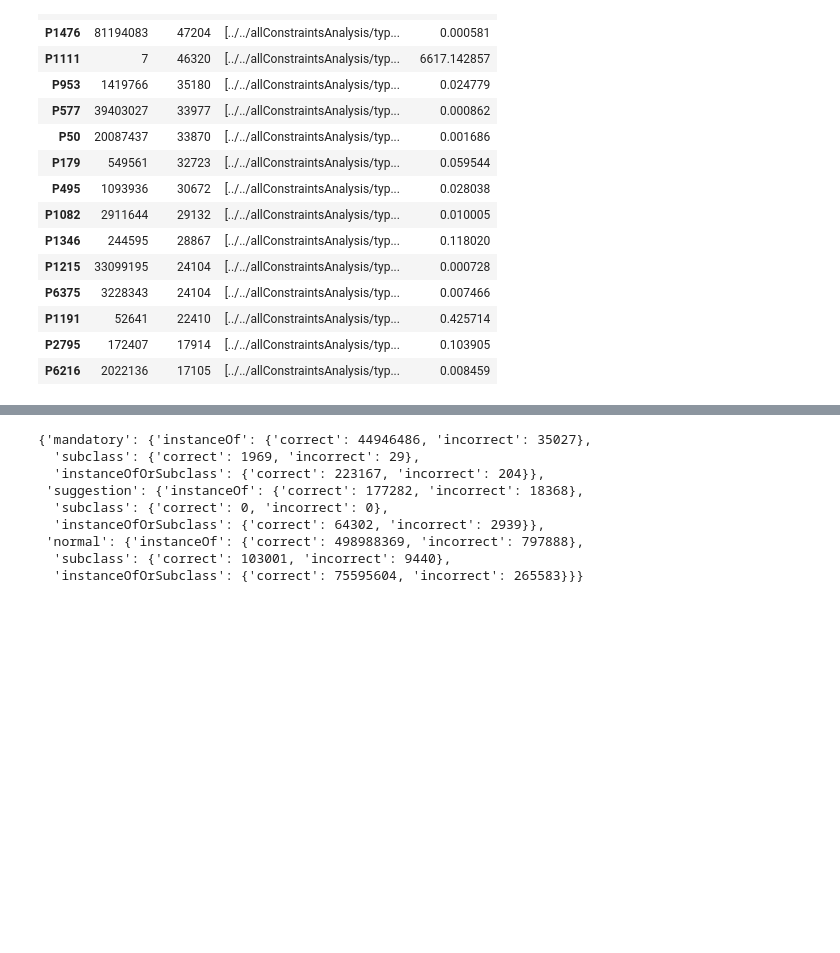
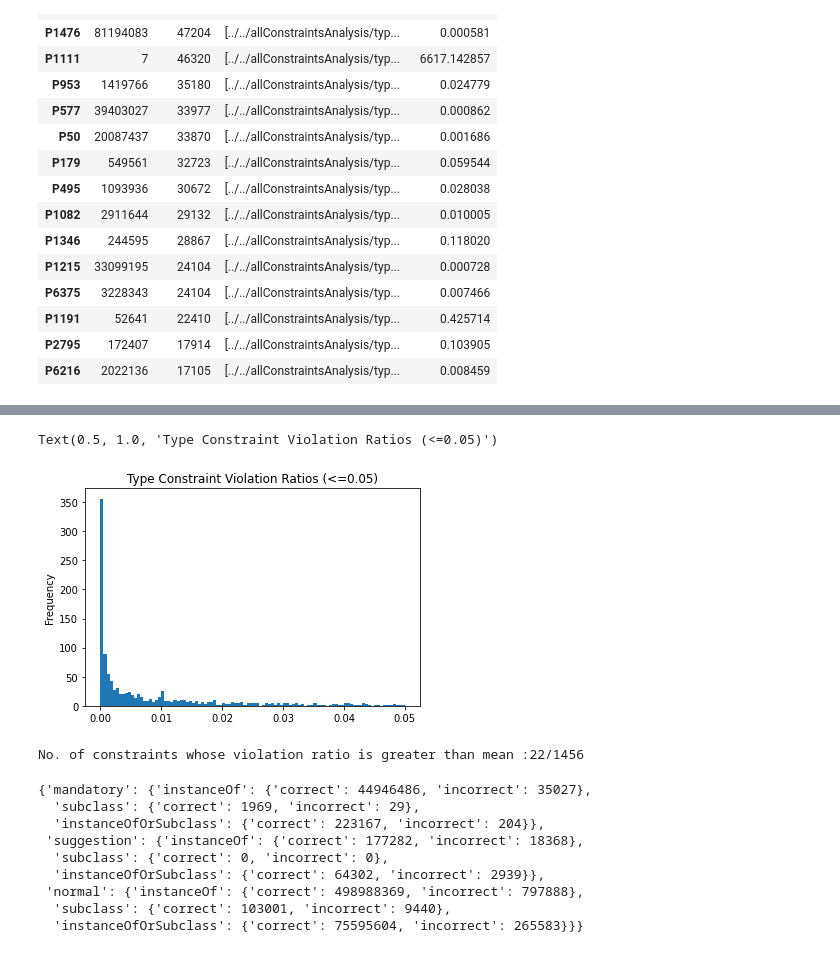
Before and after one commit to usc-isi-i2/wd-quality, a Jupyter notebook: Comprehensive Constraints Analysis.ipynb, the cells around one changed output, grey strips where cells are left out. Saved outputs shown, nothing was run; the diff lists cells and outputs as text; code cells hidden in the pictures; blank space fills up the shorter version.

```diff
--- a/Comprehensive Constraints Analysis.ipynb
+++ b/Comprehensive Constraints Analysis.ipynb
@@ -322,3 +339,12 @@ typeConstDF.sort_values(by=['incorrect'],ascending=False).head(15)
+# %%
+typeConstDF[typeConstDF['violation_ratio'] <= 0.05].violation_ratio.plot.hist(bins=100).set_title("Type Constraint Violation Ratios (<=0.05)")
+# %% [output]
+Text(0.5, 1.0, 'Type Constraint Violation Ratios (<=0.05)')
+[figure, added]
+# %%
+print(f"No. of constraints whose violation ratio is greater than mean :{sum(typeConstDF['violation_ratio'] >= 5.286054)}/{len(typeConstDF)}")
+# %% [output]
+No. of constraints whose violation ratio is greater than mean :22/1456
 # %%
 # typeConstDF.sort_values(by=['incorrect'],ascending=False).head(5).paths.values
 # %%
```
Also changed, not shown: parts of 149 cells of this notebook, 1 other file.
